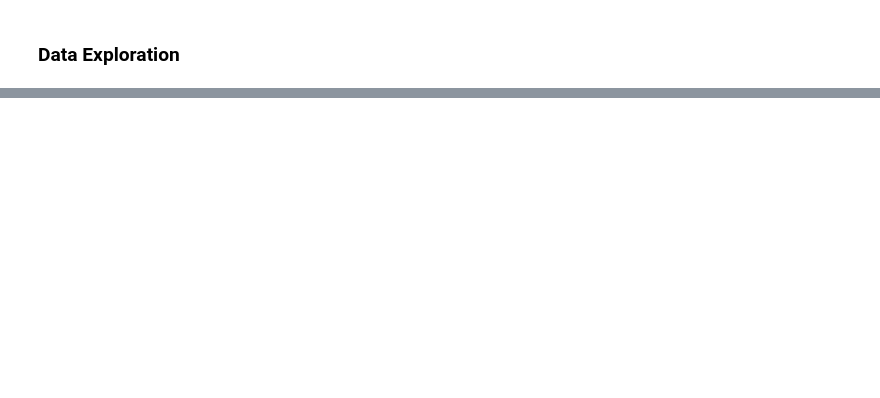
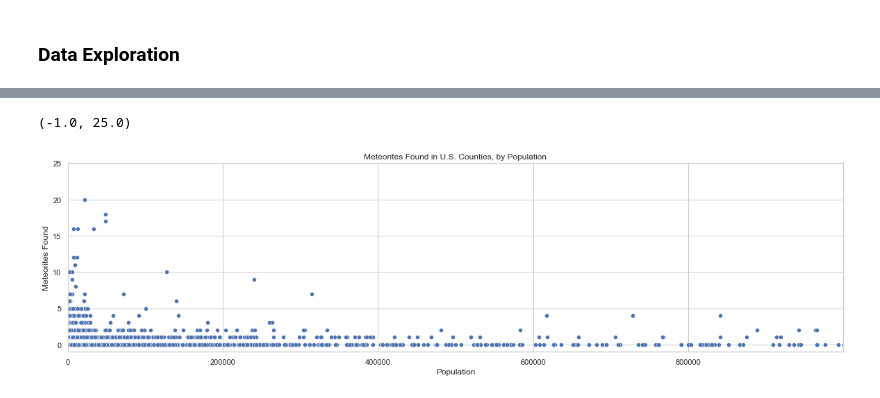
Before and after one commit to carl-schick-ds/meteorite-landings, a Jupyter notebook: meteorite-landings.ipynb, the cells around one changed output, grey strips where cells are left out. Drawn from its saved outputs; the diff is of its cells as text; code cells hidden in the pictures; blank space fills up the shorter version.

```diff
--- a/meteorite-landings.ipynb
+++ b/meteorite-landings.ipynb
@@ -277,0 +330,14 @@ gdf.plot(ax=world.boundary.plot(figsize=(20, 12)), marker='o', color='salmon', m
+# %%
+mask = meteorite_data['country_name'] == 'United States'
+meteorite_counts = pd.DataFrame(meteorite_data[mask].groupby(['admin1', 'admin2']).size().reset_index(name='meteorite_count'))
+meteorite_counts.rename(columns={'admin1':'state', 'admin2': 'county'}, inplace=True)
+
+meteorite_counts.set_index(['state', 'county'], inplace=True)
+population_data.set_index(['state', 'county'], inplace=True)
+
+us_county_data = pd.concat([population_data, meteorite_counts], axis=1)
+us_county_data.fillna(0, inplace=True)
+
+# print(meteorite_counts)
+# print(population_data)
+print(us_county_data)
@@ -277,0 +381,12 @@ gdf.plot(ax=world.boundary.plot(figsize=(20, 12)), marker='o', color='salmon', m
+# %%
+sns.set(rc={"figure.figsize":(20, 5)})
+sns.set_style("whitegrid")
+sns.scatterplot(data=us_county_data, x='population', y='meteorite_count')
+plt.title("Meteorites Found in U.S. Counties, by Population")
+plt.ylabel("Meteorites Found")
+plt.xlabel("Population")
+plt.xlim(0, 999999)
+plt.ylim(-1,25)
+# %% [output]
+(-1.0, 25.0)
+[figure, added]
```
Also changed, not shown: parts of 18 cells of this notebook, 2 other files.
